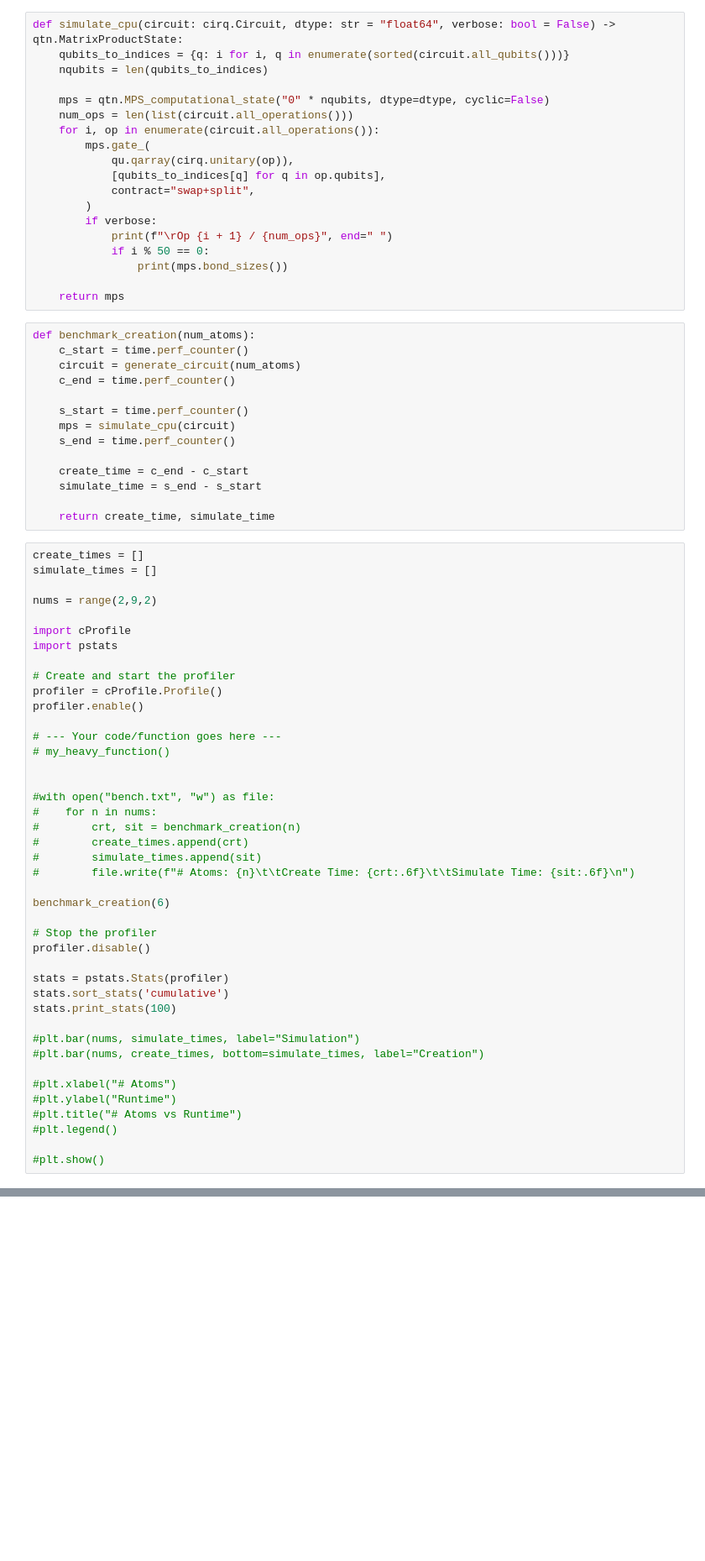
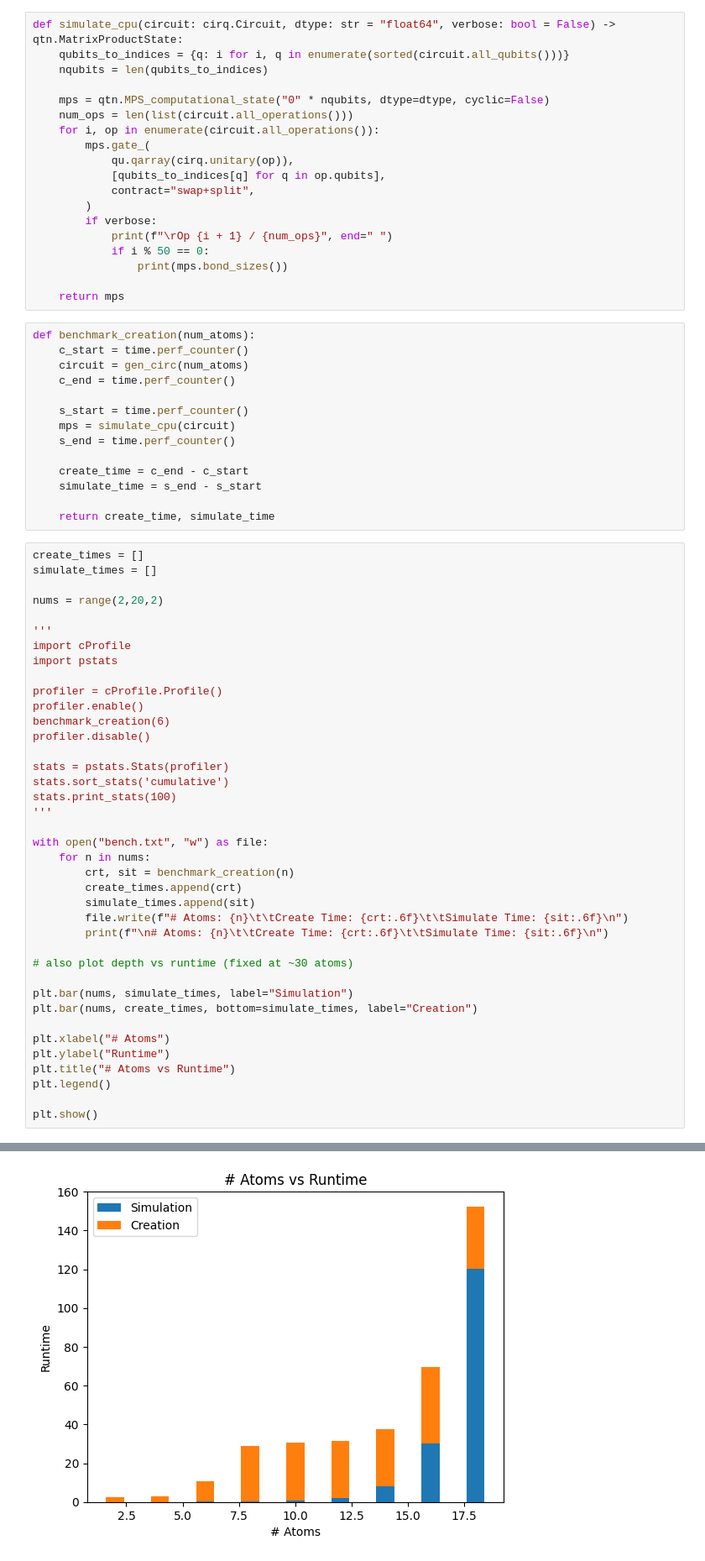
Before and after one commit to tvc04/majorana_propagation, a Jupyter notebook: src/benchmarking.ipynb, the cells around one changed output, grey strips where cells are left out. Shown at 84% size. Drawn from its saved outputs; the diff is of its cells as text; blank space fills up the shorter version.

Commit message:
Finished benchmarking atoms vs runtime

```diff
--- a/src/benchmarking.ipynb
+++ b/src/benchmarking.ipynb
@@ -220,7 +359,7 @@ def simulate_cpu(circuit: cirq.Circuit, dtype: str = "float64", verbose: bool =
 # %%
 def benchmark_creation(num_atoms):
     c_start = time.perf_counter()
-    circuit = generate_circuit(num_atoms)
+    circuit = gen_circ(num_atoms)
     c_end = time.perf_counter()
 
     s_start = time.perf_counter()
@@ -235,42 +374,39 @@ def benchmark_creation(num_atoms):
 create_times = []
 simulate_times = []
 
-nums = range(2,9,2)
+nums = range(2,20,2)
 
+'''
 import cProfile
 import pstats
 
-# Create and start the profiler
 profiler = cProfile.Profile()
 profiler.enable()
-
-# --- Your code/function goes here ---
-# my_heavy_function()
-
-
-#with open("bench.txt", "w") as file:
-#    for n in nums:
-#        crt, sit = benchmark_creation(n)
-#        create_times.append(crt)
-#        simulate_times.append(sit)
-#        file.write(f"# Atoms: {n}\t\tCreate Time: {crt:.6f}\t\tSimulate Time: {sit:.6f}\n")
-
 benchmark_creation(6)
-
-# Stop the profiler
 profiler.disable()
 
 stats = pstats.Stats(profiler)
 stats.sort_stats('cumulative')
 stats.print_stats(100)
+'''
 
-#plt.bar(nums, simulate_times, label="Simulation")
-#plt.bar(nums, create_times, bottom=simulate_times, label="Creation")
+with open("bench.txt", "w") as file:
+    for n in nums:
+        crt, sit = benchmark_creation(n)
+        create_times.append(crt)
+        simulate_times.append(sit)
+        file.write(f"# Atoms: {n}\t\tCreate Time: {crt:.6f}\t\tSimulate Time: {sit:.6f}\n")
+        print(f"\n# Atoms: {n}\t\tCreate Time: {crt:.6f}\t\tSimulate Time: {sit:.6f}\n")
 
-#plt.xlabel("# Atoms")
-#plt.ylabel("Runtime")
-#plt.title("# Atoms vs Runtime")
-#plt.legend()
+# also plot depth vs runtime (fixed at ~30 atoms)
 
-#plt.show()
+plt.bar(nums, simulate_times, label="Simulation")
+plt.bar(nums, create_times, bottom=simulate_times, label="Creation")
+
+plt.xlabel("# Atoms")
+plt.ylabel("Runtime")
+plt.title("# Atoms vs Runtime")
+plt.legend()
+
+plt.show()
 # %% [output]
@@ -308,0 +493 @@ Removing interaction (1, 1) from the end.
+[figure, added]
```
Also changed, not shown: parts of 4 cells of this notebook, 1 other file.
